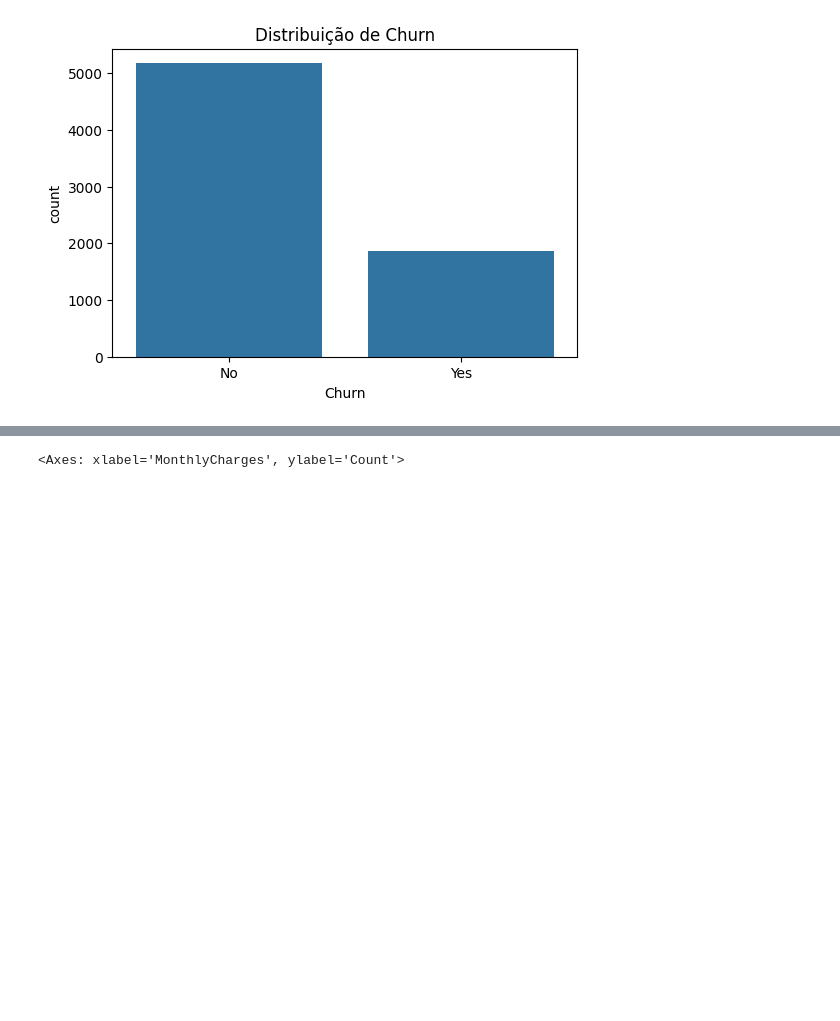
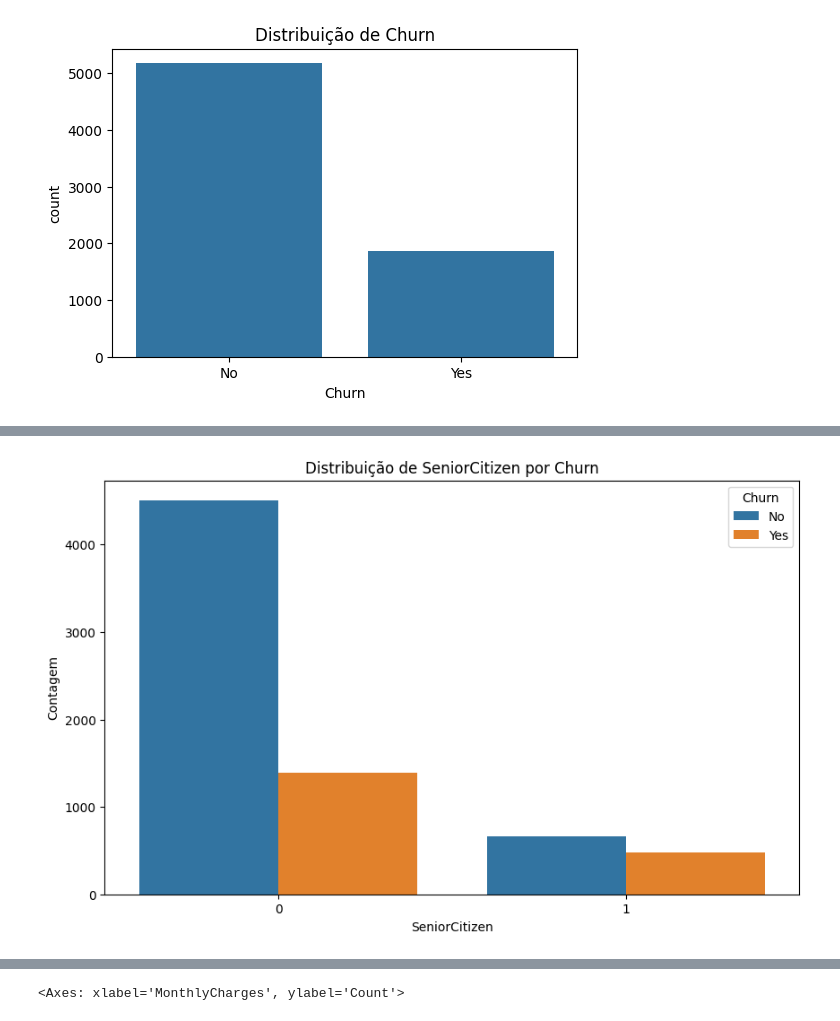
Before and after one commit to mvoliveiraz/Telcon-Churn, a Jupyter notebook: Projeto/Churn.ipynb, the cells around one changed output, grey strips where cells are left out. Saved outputs shown, nothing was run; the diff lists cells and outputs as text; code cells hidden in the pictures; blank space fills up the shorter version.

```diff
--- a/Projeto/Churn.ipynb
+++ b/Projeto/Churn.ipynb
@@ -72,0 +113,10 @@ plt.show()
+# %%
+# Countplot de SeniorCitizen
+plt.figure(figsize=(10, 6))
+sns.countplot(data=df, x='SeniorCitizen', hue='Churn')
+plt.title('Distribuição de SeniorCitizen por Churn')
+plt.xlabel('SeniorCitizen')
+plt.ylabel('Contagem')
+plt.show()
+# %% [output]
+[figure, added]
```
Also changed, not shown: parts of 25 cells of this notebook.
